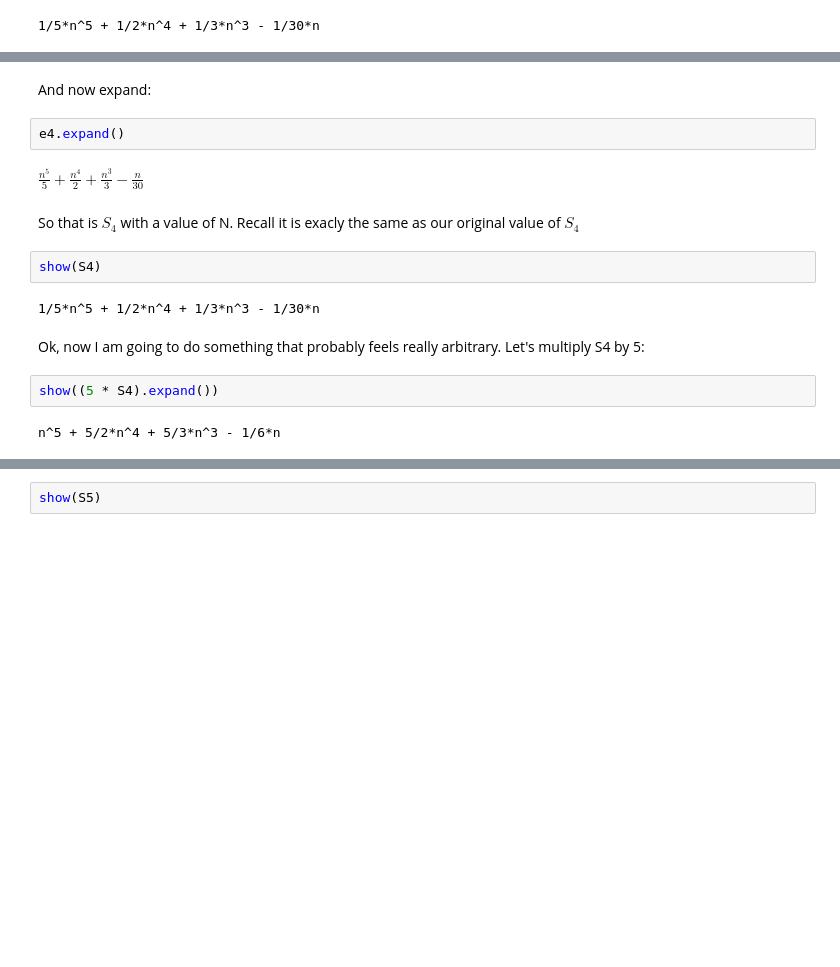
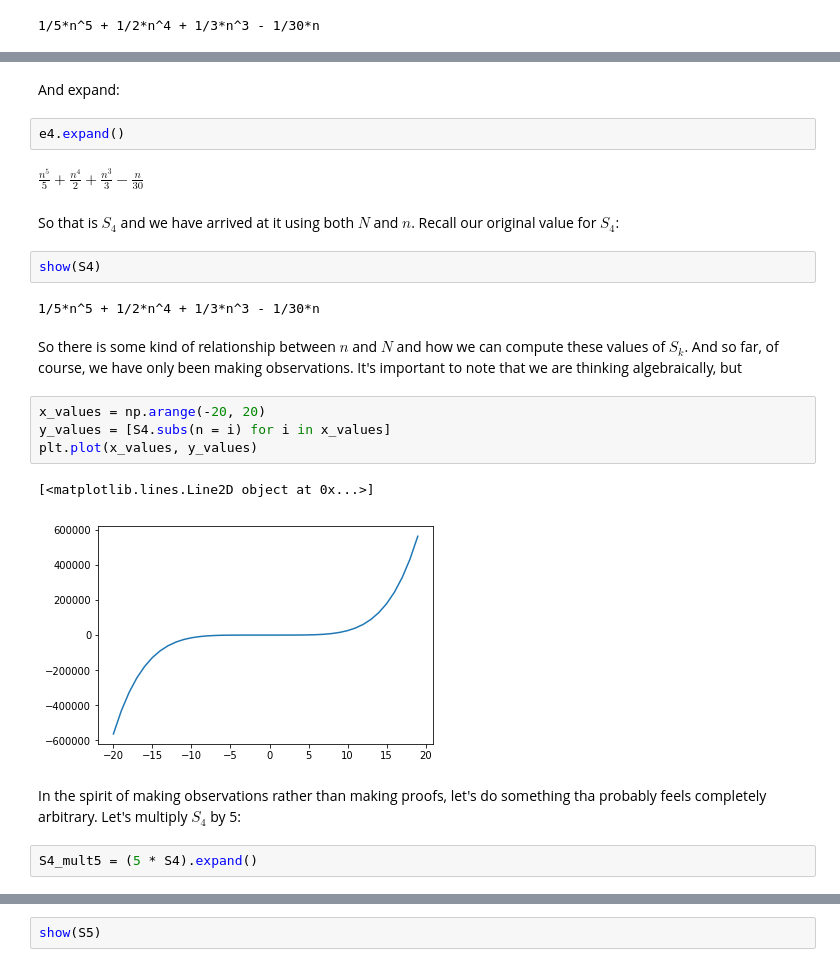
Before and after one commit to jgab3103/Jamie-Gabriel, a Jupyter notebook: Notebooks/jovyan/MathNotebooks/Algebraic_Calculus_Notes_13.ipynb, the cells around one changed output, grey strips where cells are left out. Drawn from its saved outputs; the diff is of its cells as text; blank space fills up the shorter version.

```diff
--- a/Notebooks/jovyan/MathNotebooks/Algebraic_Calculus_Notes_13.ipynb
+++ b/Notebooks/jovyan/MathNotebooks/Algebraic_Calculus_Notes_13.ipynb
@@ -112,18 +102,25 @@ $\displaystyle \left(\frac{n}{5} + \frac{1}{10}\right) \left(n^{2} \left(n + 1\r
 # %% [markdown]
-And now expand:
+And expand:
 # %%
 e4.expand()
 # %% [output]
 $\displaystyle \frac{n^{5}}{5} + \frac{n^{4}}{2} + \frac{n^{3}}{3} - \frac{n}{30}$
 # %% [markdown]
-So that is $S_4$ with a value of N. Recall it is exacly the same as our original value of $S_4$
+So that is $S_4$ and we have arrived at it using both $N$ and $n$. Recall our original value for $S_4$:
 # %%
 show(S4)
 # %% [output]
 1/5*n^5 + 1/2*n^4 + 1/3*n^3 - 1/30*n
+# %% [markdown]
+So there is some kind of relationship between $n$ and $N$ and how we can compute these values of $S_k$. And so far, of course, we have only been making observations. It's important to note that we are thinking algebraically, but
+# %%
+x_values = np.arange(-20, 20)
+y_values = [S4.subs(n = i) for i in x_values]
+plt.plot(x_values, y_values)
+# %% [output]
+[<matplotlib.lines.Line2D object at 0x...>]
+[figure, added]
 # %% [markdown]
-Ok, now I am going to do something that probably feels really arbitrary. Let's multiply S4 by 5:
+In the spirit of making observations rather than making proofs, let's do something tha probably feels completely arbitrary. Let's multiply $S_4$ by 5:
 # %%
-show((5 * S4).expand())
+S4_mult5 = (5 * S4).expand()
-# %% [output]
-n^5 + 5/2*n^4 + 5/3*n^3 - 1/6*n
```
Also changed, not shown: parts of 25 cells of this notebook.
